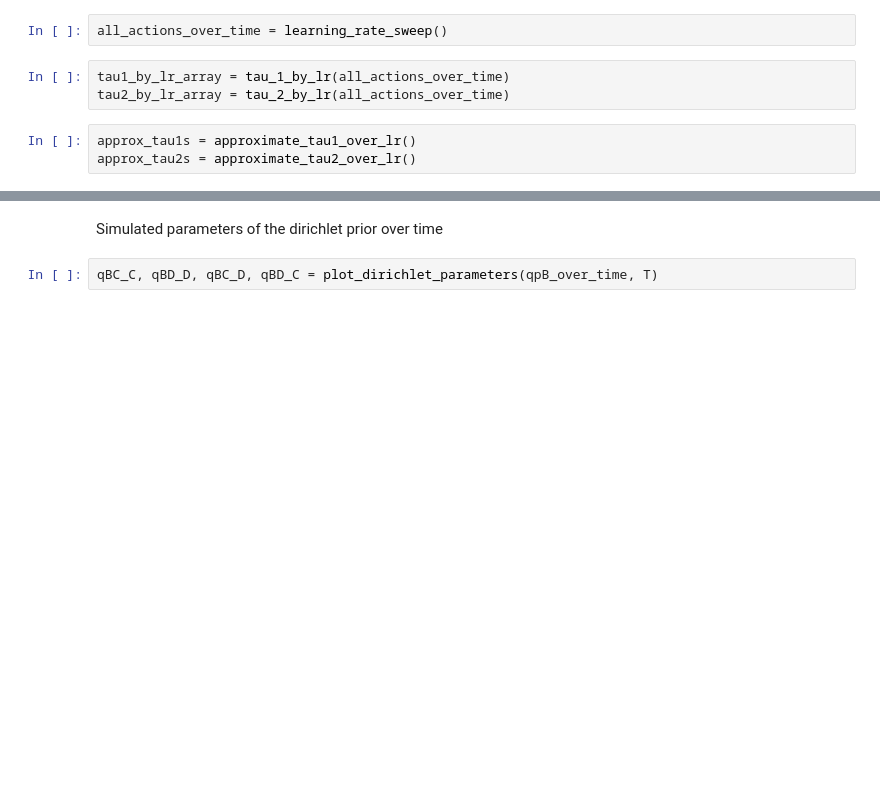
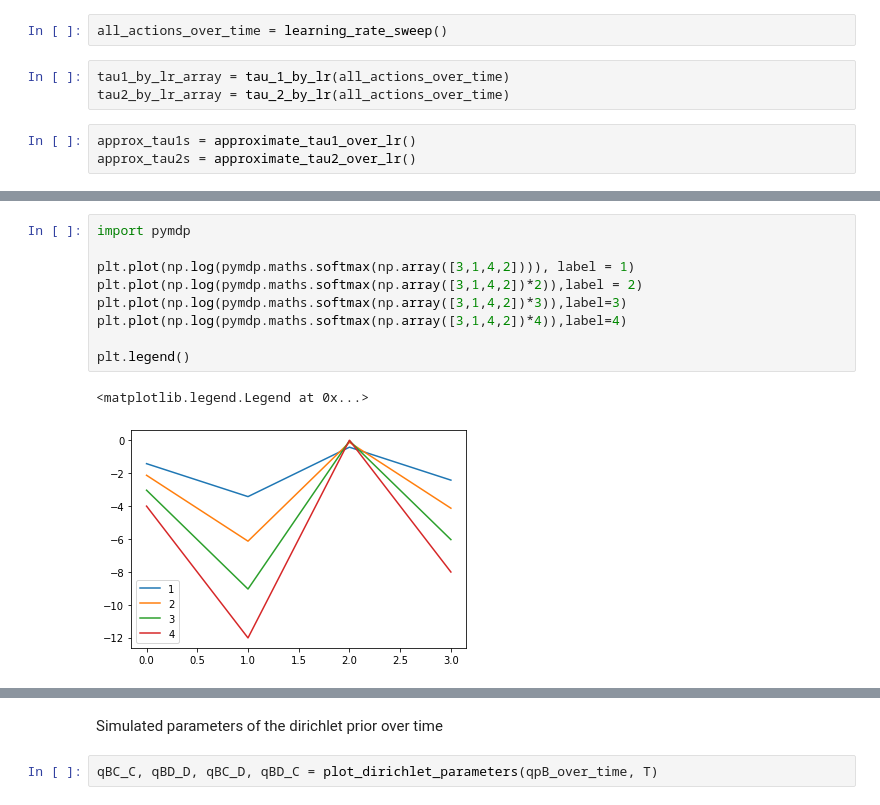
Before and after one commit to daphnedemekas/network-actinf, a Jupyter notebook: prisoners_dilemma/dual_agent_results/final_results.ipynb, the cells around one changed output, grey strips where cells are left out. Cells and saved outputs as stored; diff of their text form; blank space fills up the shorter version.

```diff
--- a/prisoners_dilemma/dual_agent_results/final_results.ipynb
+++ b/prisoners_dilemma/dual_agent_results/final_results.ipynb
@@ -215 +265,13 @@ plot_tau1_real_and_approximate(tau1_by_lr_array,approx_tau1s)
+# %%
+import pymdp
+
+plt.plot(np.log(pymdp.maths.softmax(np.array([3,1,4,2]))), label = 1)
+plt.plot(np.log(pymdp.maths.softmax(np.array([3,1,4,2])*2)),label = 2)
+plt.plot(np.log(pymdp.maths.softmax(np.array([3,1,4,2])*3)),label=3)
+plt.plot(np.log(pymdp.maths.softmax(np.array([3,1,4,2])*4)),label=4)
+
+plt.legend()
+# %% [output]
+<matplotlib.legend.Legend at 0x...>
+[figure, added]
 # %%
```
Also changed, not shown: parts of 19 cells of this notebook, 4 other files.
